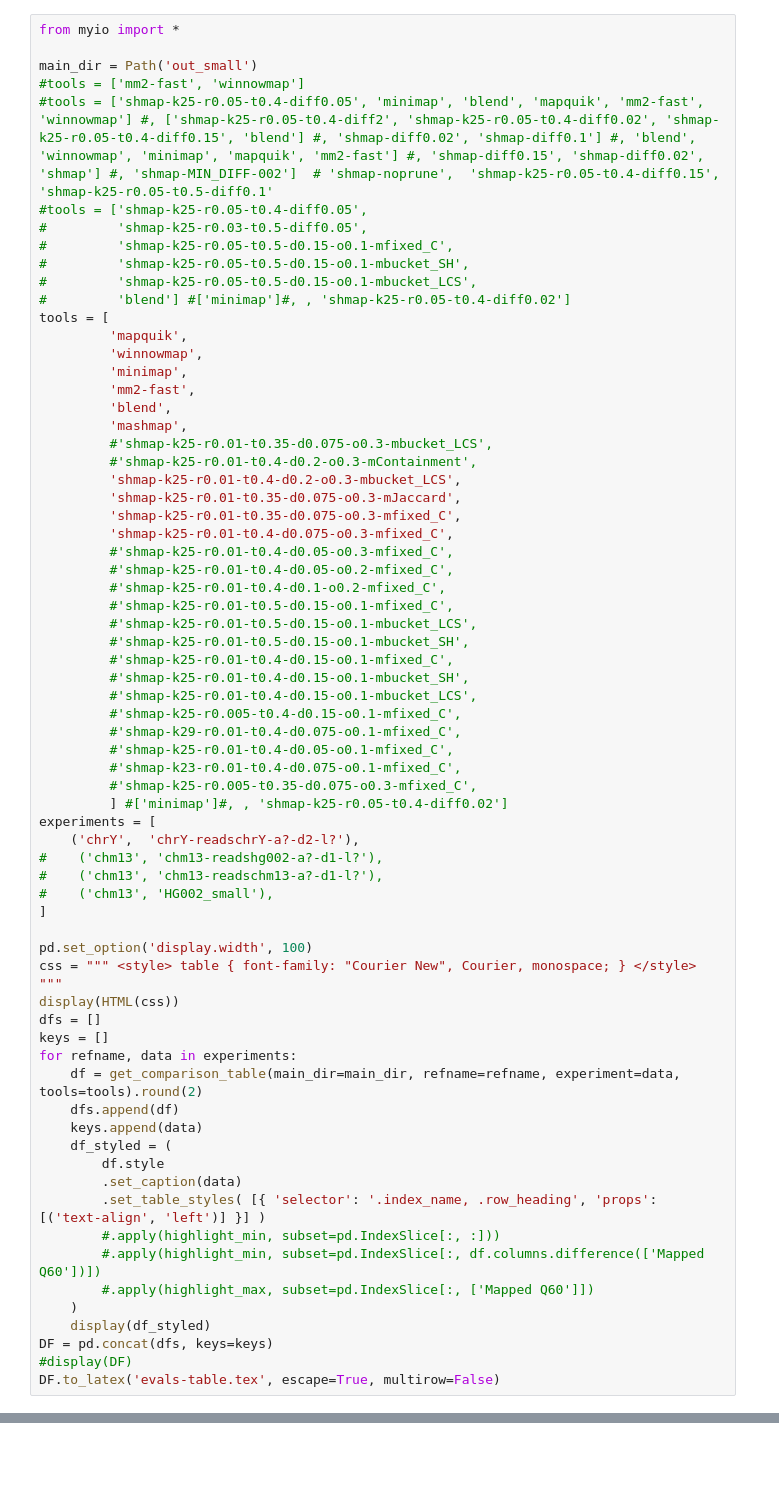
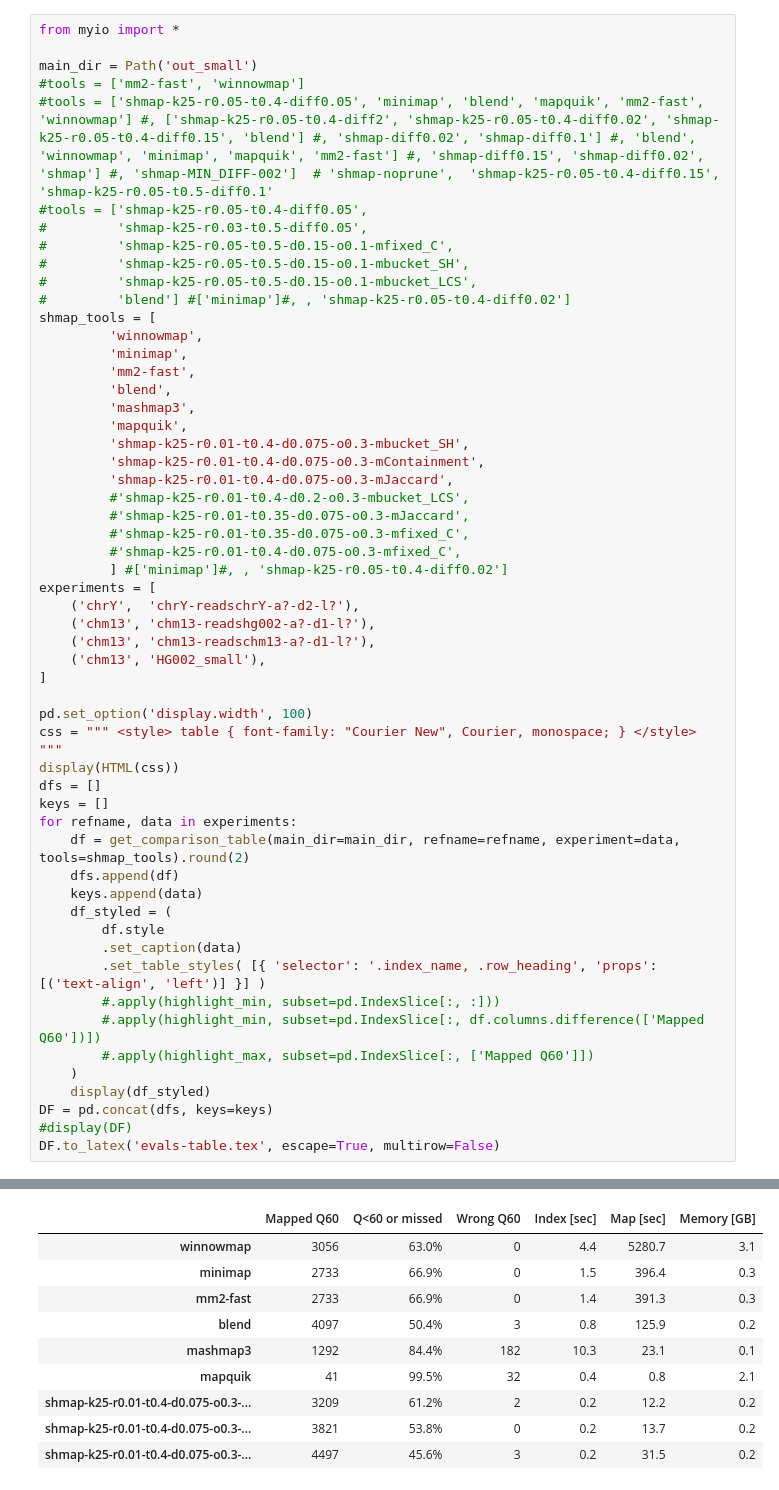
Before and after one commit to pesho-ivanov/shmap, a Jupyter notebook: evals/compare.ipynb, the cells around one changed output, grey strips where cells are left out. Cells and saved outputs as stored; diff of their text form; blank space fills up the shorter version.

```diff
--- a/evals/compare.ipynb
+++ b/evals/compare.ipynb
@@ -10,39 +10,26 @@ main_dir = Path('out_small')
 #         'shmap-k25-r0.05-t0.5-d0.15-o0.1-mbucket_SH',
 #         'shmap-k25-r0.05-t0.5-d0.15-o0.1-mbucket_LCS',
 #         'blend'] #['minimap']#, , 'shmap-k25-r0.05-t0.4-diff0.02']
-tools = [
-         'mapquik',
+shmap_tools = [
          'winnowmap',
          'minimap',
          'mm2-fast',
          'blend',
-         'mashmap',
-         #'shmap-k25-r0.01-t0.35-d0.075-o0.3-mbucket_LCS',
-         #'shmap-k25-r0.01-t0.4-d0.2-o0.3-mContainment',
-         'shmap-k25-r0.01-t0.4-d0.2-o0.3-mbucket_LCS',
-         'shmap-k25-r0.01-t0.35-d0.075-o0.3-mJaccard',
-         'shmap-k25-r0.01-t0.35-d0.075-o0.3-mfixed_C',
-         'shmap-k25-r0.01-t0.4-d0.075-o0.3-mfixed_C',
-         #'shmap-k25-r0.01-t0.4-d0.05-o0.3-mfixed_C',
-         #'shmap-k25-r0.01-t0.4-d0.05-o0.2-mfixed_C',
-         #'shmap-k25-r0.01-t0.4-d0.1-o0.2-mfixed_C',
-         #'shmap-k25-r0.01-t0.5-d0.15-o0.1-mfixed_C',
-         #'shmap-k25-r0.01-t0.5-d0.15-o0.1-mbucket_LCS',
-         #'shmap-k25-r0.01-t0.5-d0.15-o0.1-mbucket_SH',
-         #'shmap-k25-r0.01-t0.4-d0.15-o0.1-mfixed_C',
-         #'shmap-k25-r0.01-t0.4-d0.15-o0.1-mbucket_SH',
-         #'shmap-k25-r0.01-t0.4-d0.15-o0.1-mbucket_LCS',
-         #'shmap-k25-r0.005-t0.4-d0.15-o0.1-mfixed_C',
-         #'shmap-k29-r0.01-t0.4-d0.075-o0.1-mfixed_C',
-         #'shmap-k25-r0.01-t0.4-d0.05-o0.1-mfixed_C',
-         #'shmap-k23-r0.01-t0.4-d0.075-o0.1-mfixed_C',
-         #'shmap-k25-r0.005-t0.35-d0.075-o0.3-mfixed_C',
+         'mashmap3',
+         'mapquik',
+         'shmap-k25-r0.01-t0.4-d0.075-o0.3-mbucket_SH',
+         'shmap-k25-r0.01-t0.4-d0.075-o0.3-mContainment',
+         'shmap-k25-r0.01-t0.4-d0.075-o0.3-mJaccard',
+         #'shmap-k25-r0.01-t0.4-d0.2-o0.3-mbucket_LCS',
+         #'shmap-k25-r0.01-t0.35-d0.075-o0.3-mJaccard',
+         #'shmap-k25-r0.01-t0.35-d0.075-o0.3-mfixed_C',
+         #'shmap-k25-r0.01-t0.4-d0.075-o0.3-mfixed_C',
          ] #['minimap']#, , 'shmap-k25-r0.05-t0.4-diff0.02']
 experiments = [
     ('chrY',  'chrY-readschrY-a?-d2-l?'),
-#    ('chm13', 'chm13-readshg002-a?-d1-l?'),
-#    ('chm13', 'chm13-readschm13-a?-d1-l?'),
-#    ('chm13', 'HG002_small'),
+    ('chm13', 'chm13-readshg002-a?-d1-l?'),
+    ('chm13', 'chm13-readschm13-a?-d1-l?'),
+    ('chm13', 'HG002_small'),
 ]
 
 pd.set_option('display.width', 100)
@@ -51,7 +38,7 @@ display(HTML(css))
 dfs = []
 keys = []
 for refname, data in experiments:
-    df = get_comparison_table(main_dir=main_dir, refname=refname, experiment=data, tools=tools).round(2)
+    df = get_comparison_table(main_dir=main_dir, refname=refname, experiment=data, tools=shmap_tools).round(2)
     dfs.append(df)
     keys.append(data)
     df_styled = (
@@ -71,0 +58,10 @@ An error occurred while reading PAF out_small/mashmap/chrY-readschrY-a?-d2-l?/ma
+|  | Mapped Q60 | Q<60 or missed | Wrong Q60 | Index [sec] | Map [sec] | Memory [GB] |
+| winnowmap | 3056 | 63.0% | 0 | 4.4 | 5280.7 | 3.1 |
+| minimap | 2733 | 66.9% | 0 | 1.5 | 396.4 | 0.3 |
+| mm2-fast | 2733 | 66.9% | 0 | 1.4 | 391.3 | 0.3 |
+| blend | 4097 | 50.4% | 3 | 0.8 | 125.9 | 0.2 |
+| mashmap3 | 1292 | 84.4% | 182 | 10.3 | 23.1 | 0.1 |
+| mapquik | 41 | 99.5% | 32 | 0.4 | 0.8 | 2.1 |
+| shmap-k25-r0.01-t0.4-d0.075-o0.3-... | 3209 | 61.2% | 2 | 0.2 | 12.2 | 0.2 |
+| shmap-k25-r0.01-t0.4-d0.075-o0.3-... | 3821 | 53.8% | 0 | 0.2 | 13.7 | 0.2 |
+| shmap-k25-r0.01-t0.4-d0.075-o0.3-... | 4497 | 45.6% | 3 | 0.2 | 31.5 | 0.2 |
```
Also changed, not shown: parts of 7 cells of this notebook, 3 other files.
